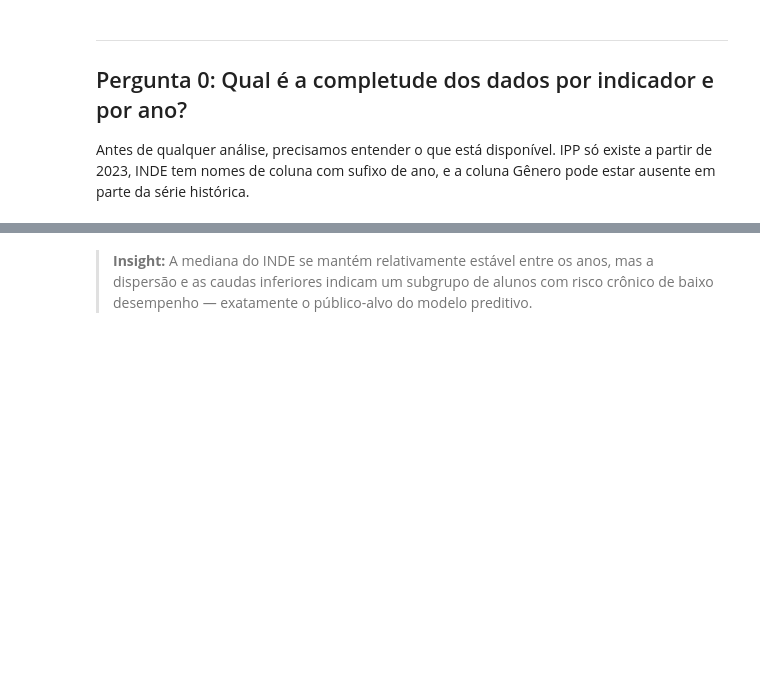
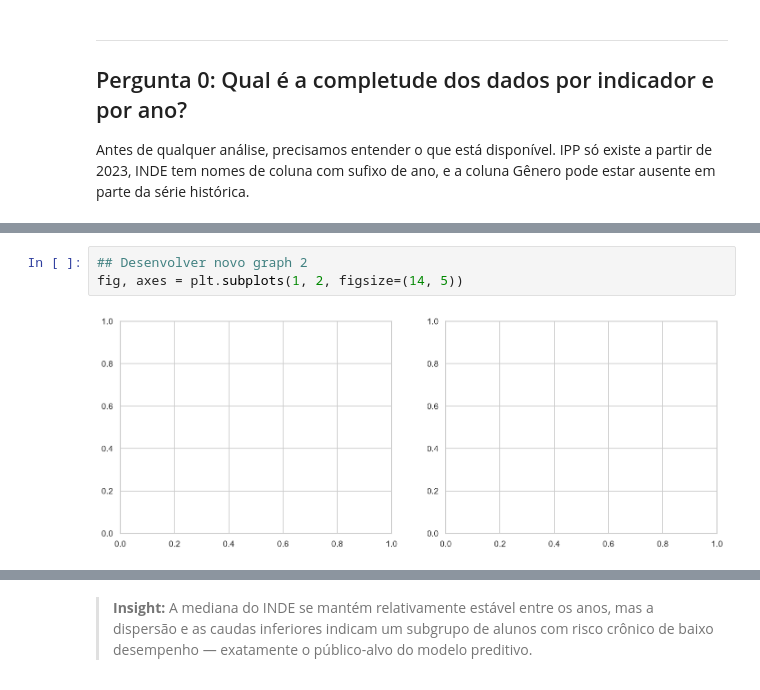
Before and after one commit to Jonathan-Paixao/datathon-fiap, a Jupyter notebook: eda/EDA_PassosMagicos.ipynb, the cells around one changed output, grey strips where cells are left out. Drawn from its saved outputs; the diff is of its cells as text; blank space fills up the shorter version.

```diff
--- a/eda/EDA_PassosMagicos.ipynb
+++ b/eda/EDA_PassosMagicos.ipynb
@@ -209,0 +215,5 @@ Crescimento total 2022→2024: 34.4%
+# %%
+## Desenvolver novo graph 2
+fig, axes = plt.subplots(1, 2, figsize=(14, 5))
+# %% [output]
+[figure, added]
```
Also changed, not shown: parts of 32 cells of this notebook, 1 other file.
